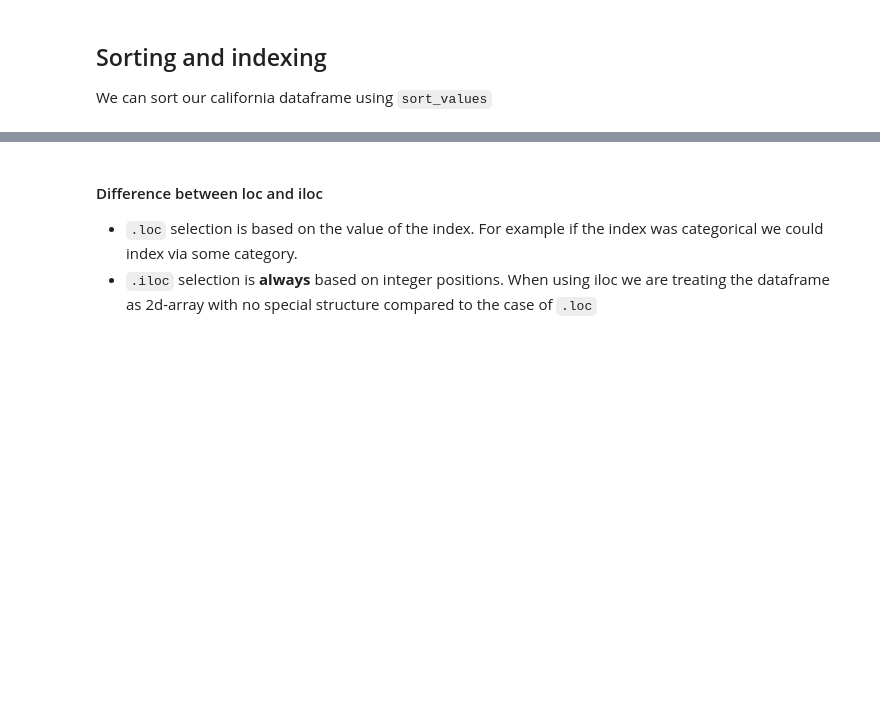
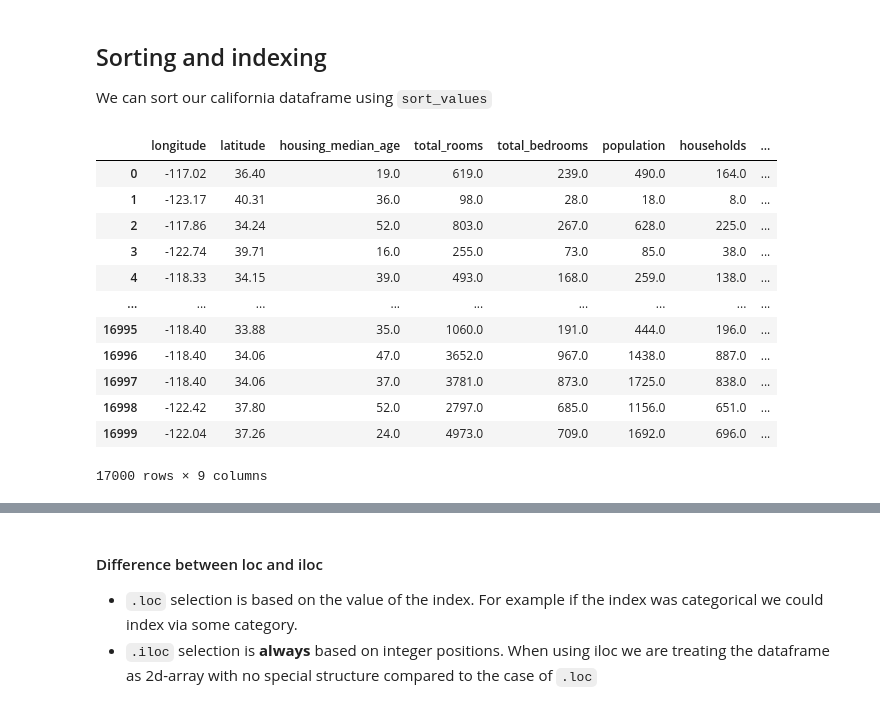
Before and after one commit to ahmed-f-alrefaie/UCLPythonCourse, a Jupyter notebook: content/notebooks/day2/Pandas.ipynb, the cells around one changed output, grey strips where cells are left out. Saved outputs shown, nothing was run; the diff lists cells and outputs as text; code cells hidden in the pictures; blank space fills up the shorter version.

```diff
--- a/content/notebooks/day2/Pandas.ipynb
+++ b/content/notebooks/day2/Pandas.ipynb
@@ -147,5 +313,19 @@ Modify the `cities` table by adding a new boolean column called `Wide and saint`
 
 We can sort our california dataframe using `sort_values`
 # %%
-california_housing_dataframe.sort_values('median_house_value',inplace=True, ascending=True)
-california_housing_dataframe
+new_df = california_housing_dataframe.sort_values('median_house_value',inplace=False, ascending=True, ignore_index=True)
+new_df
+# %% [output]
+|  | longitude | latitude | housing_median_age | total_rooms | total_bedrooms | population | households | ... |
+| 0 | -117.02 | 36.40 | 19.0 | 619.0 | 239.0 | 490.0 | 164.0 | ... |
+| 1 | -123.17 | 40.31 | 36.0 | 98.0 | 28.0 | 18.0 | 8.0 | ... |
+| 2 | -117.86 | 34.24 | 52.0 | 803.0 | 267.0 | 628.0 | 225.0 | ... |
+| 3 | -122.74 | 39.71 | 16.0 | 255.0 | 73.0 | 85.0 | 38.0 | ... |
+| 4 | -118.33 | 34.15 | 39.0 | 493.0 | 168.0 | 259.0 | 138.0 | ... |
+| ... | ... | ... | ... | ... | ... | ... | ... | ... |
+| 16995 | -118.40 | 33.88 | 35.0 | 1060.0 | 191.0 | 444.0 | 196.0 | ... |
+| 16996 | -118.40 | 34.06 | 47.0 | 3652.0 | 967.0 | 1438.0 | 887.0 | ... |
+| 16997 | -118.40 | 34.06 | 37.0 | 3781.0 | 873.0 | 1725.0 | 838.0 | ... |
+| 16998 | -122.42 | 37.80 | 52.0 | 2797.0 | 685.0 | 1156.0 | 651.0 | ... |
+| 16999 | -122.04 | 37.26 | 24.0 | 4973.0 | 709.0 | 1692.0 | 696.0 | ... |
+17000 rows × 9 columns
```
Also changed, not shown: parts of 39 cells of this notebook, 6 other files.
